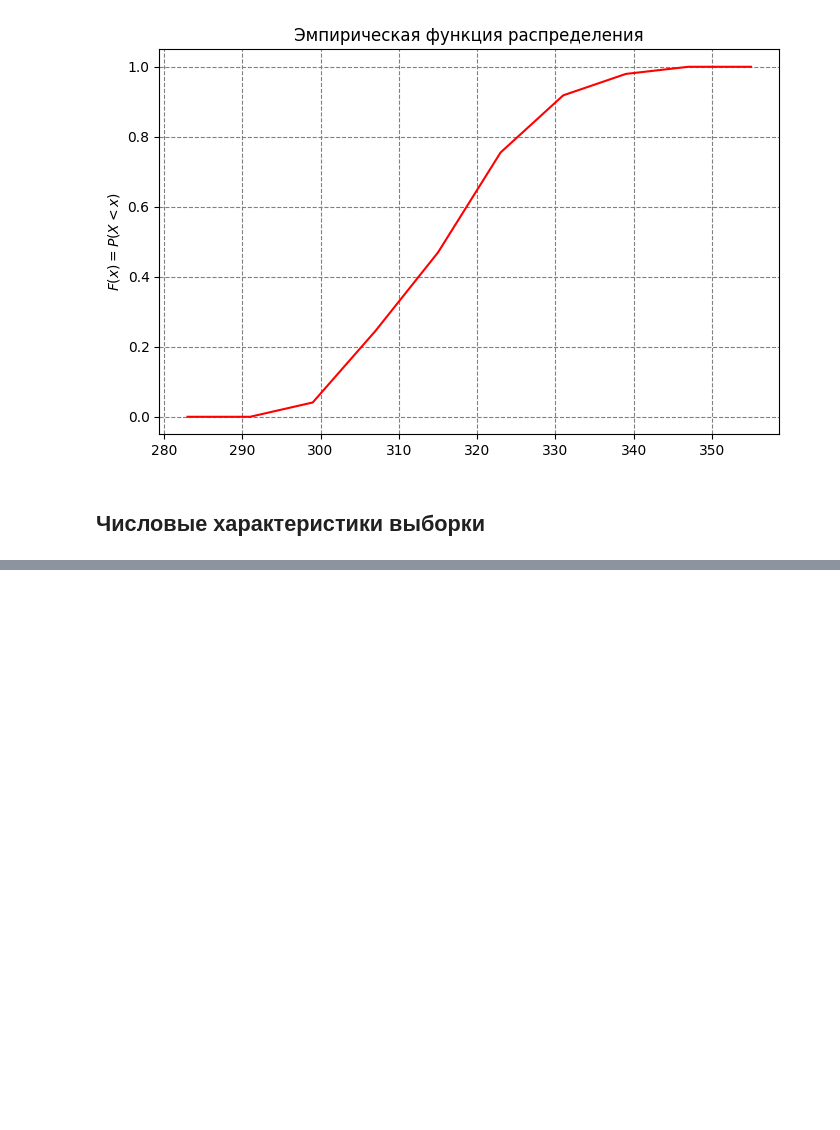
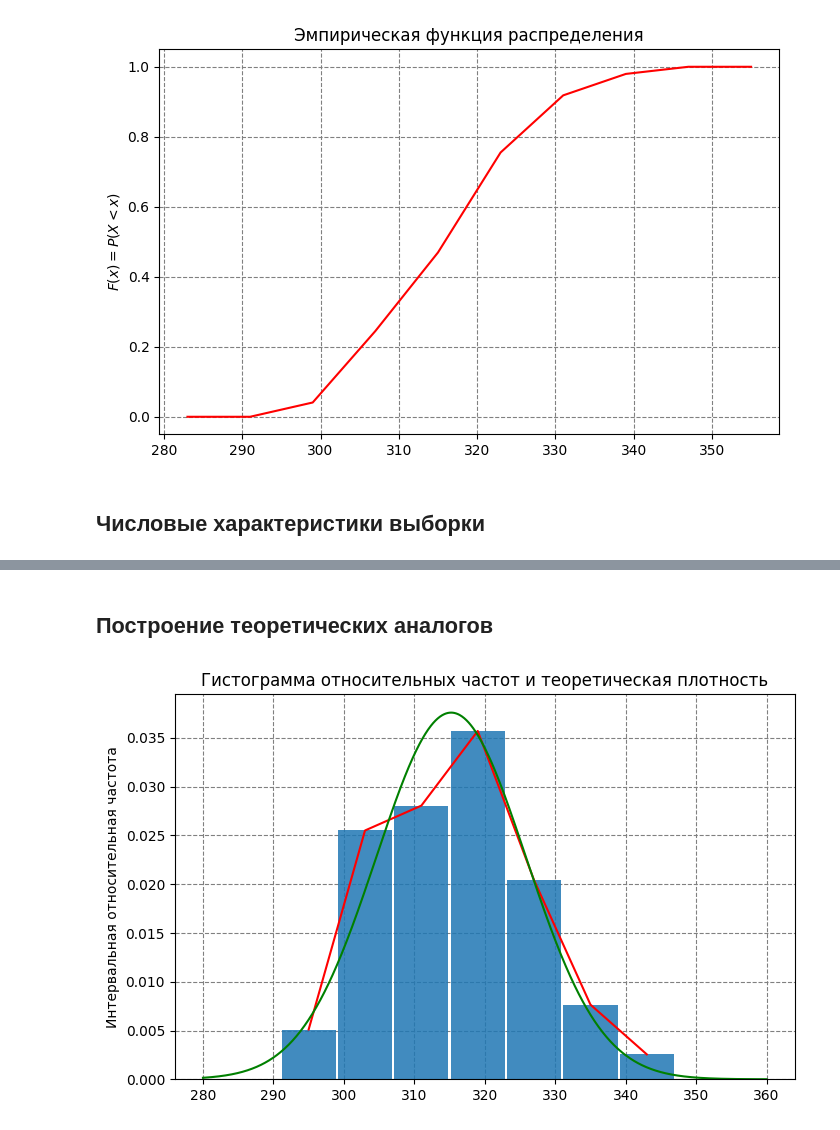
Before and after one commit to IvanBugaenko/NumericalMethods-Labs, a Jupyter notebook: terver/terver2.ipynb, the cells around one changed output, grey strips where cells are left out. Saved outputs shown, nothing was run; the diff lists cells and outputs as text; code cells hidden in the pictures; blank space fills up the shorter version.

```diff
--- a/terver/terver2.ipynb
+++ b/terver/terver2.ipynb
@@ -132,0 +123,18 @@ print(f"""Выборочные характеристики:
+# %%
+mean = np.mean(data)
+corrected_sample_variance = (n/(n-1)) * np.var(data)
+std = np.sqrt(corrected_sample_variance)
+mode = var_row[n // 2 + 1]
+median = np.median(data)
+asymmetry = ms.moment(data, 3) / std ** 3
+excess = ms.moment(data, 4) / std ** 4 - 3
+
+print(f"""Выборочные характеристики:
+1) Выборочное среднее: {mean};
+2) Исправленная выборочная дисперсия: {corrected_sample_variance};
+3) Среднеквадратическое отклонение: {std};
+4) Мода: {mode};
+5) Медиана: {median};
+6) Коэффициент асимметрии: {asymmetry};
+7) Эксцесс: {excess};
+""")
@@ -132,0 +164,6 @@ print(f"""Выборочные характеристики:
+# %% [markdown]
+## Построение теоретических аналогов
+# %%
+p_teor_x = np.linspace(280, 360, 1000)
+f = lambda x: (1 / (std * np.sqrt(2 * np.pi))) * np.exp(-0.5 * ((x - mean)/(std)) ** 2)
+p_teor_y = f(p_teor_x)
@@ -132,0 +175,11 @@ print(f"""Выборочные характеристики:
+# %%
+plt.figure(figsize=(8,5))
+plt.title('Гистограмма относительных частот и теоретическая плотность')
+plt.rc('axes', axisbelow=True)
+plt.bar(mean_row, p_hist, width=h - 0.3, alpha=0.85)
+plt.grid(color='gray', linestyle='dashed')
+plt.plot(mean_row, p_hist, color='red')
+plt.plot(p_teor_x, p_teor_y, color='green')
+plt.ylabel('Интервальная относительная частота');
+# %% [output]
+[figure, added]
```
Also changed, not shown: parts of 15 cells of this notebook.
